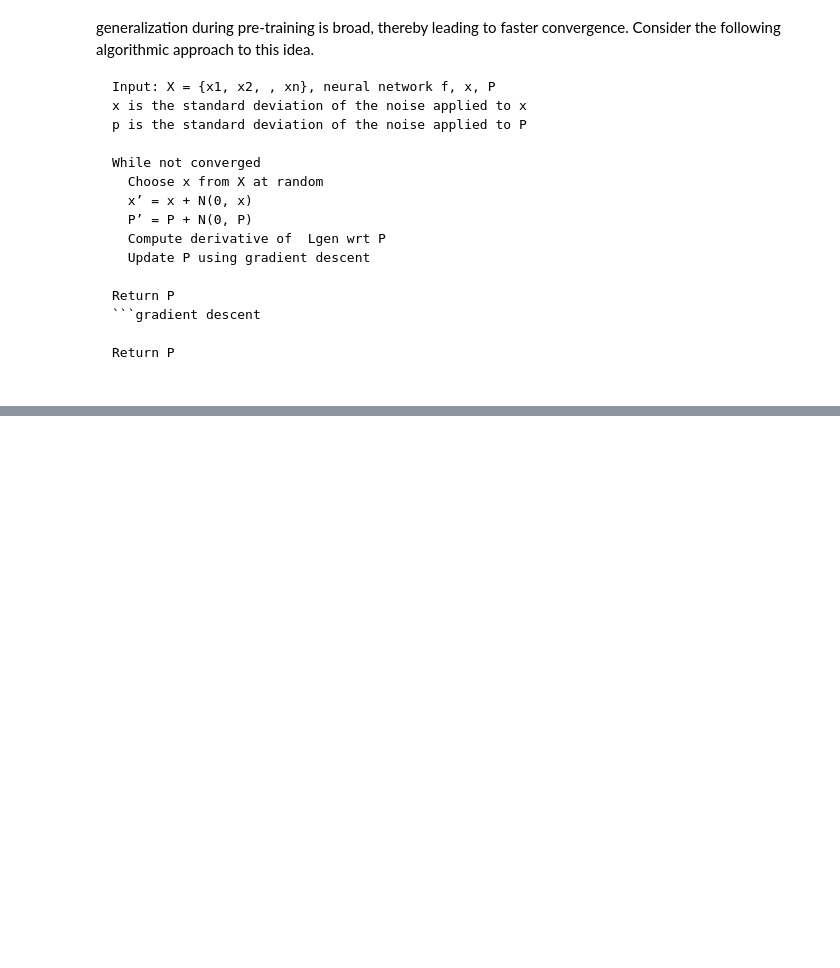
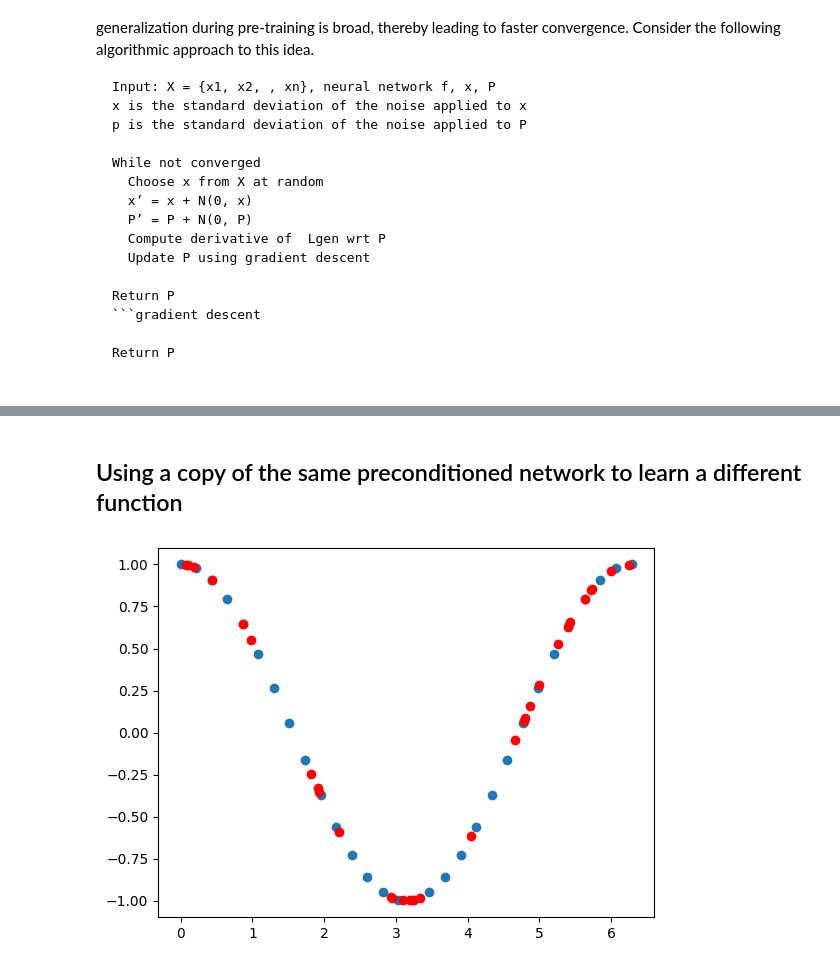
Before and after one commit to AS0berle/generalization-preconditioning, a Jupyter notebook: initial_exploration/exploration.ipynb, the cells around one changed output, grey strips where cells are left out. Saved outputs shown, nothing was run; the diff lists cells and outputs as text; code cells hidden in the pictures; blank space fills up the shorter version.

```diff
--- a/initial_exploration/exploration.ipynb
+++ b/initial_exploration/exploration.ipynb
@@ -343,0 +348,12 @@ plt.legend()
+# %% [markdown]
+## Using a copy of the same preconditioned network to learn a different function
+# %%
+cos_train_data = FunctionDataset(torch.cos, 30)
+cos_test_data = FunctionDataset(torch.cos, 30, rand_pts=True)
+plt.scatter(cos_train_data.get_data().numpy(), cos_train_data.get_labels().numpy())
+plt.scatter(cos_test_data.get_data().numpy(), cos_test_data.get_labels().numpy(), color='red')
+
+cos_train_dataloader = DataLoader(cos_train_data, batch_size=1, shuffle=True)
+cos_test_dataloader = DataLoader(cos_test_data, batch_size=1, shuffle=True)
+# %% [output]
+[figure, added]
```
Also changed, not shown: parts of 11 cells of this notebook.
